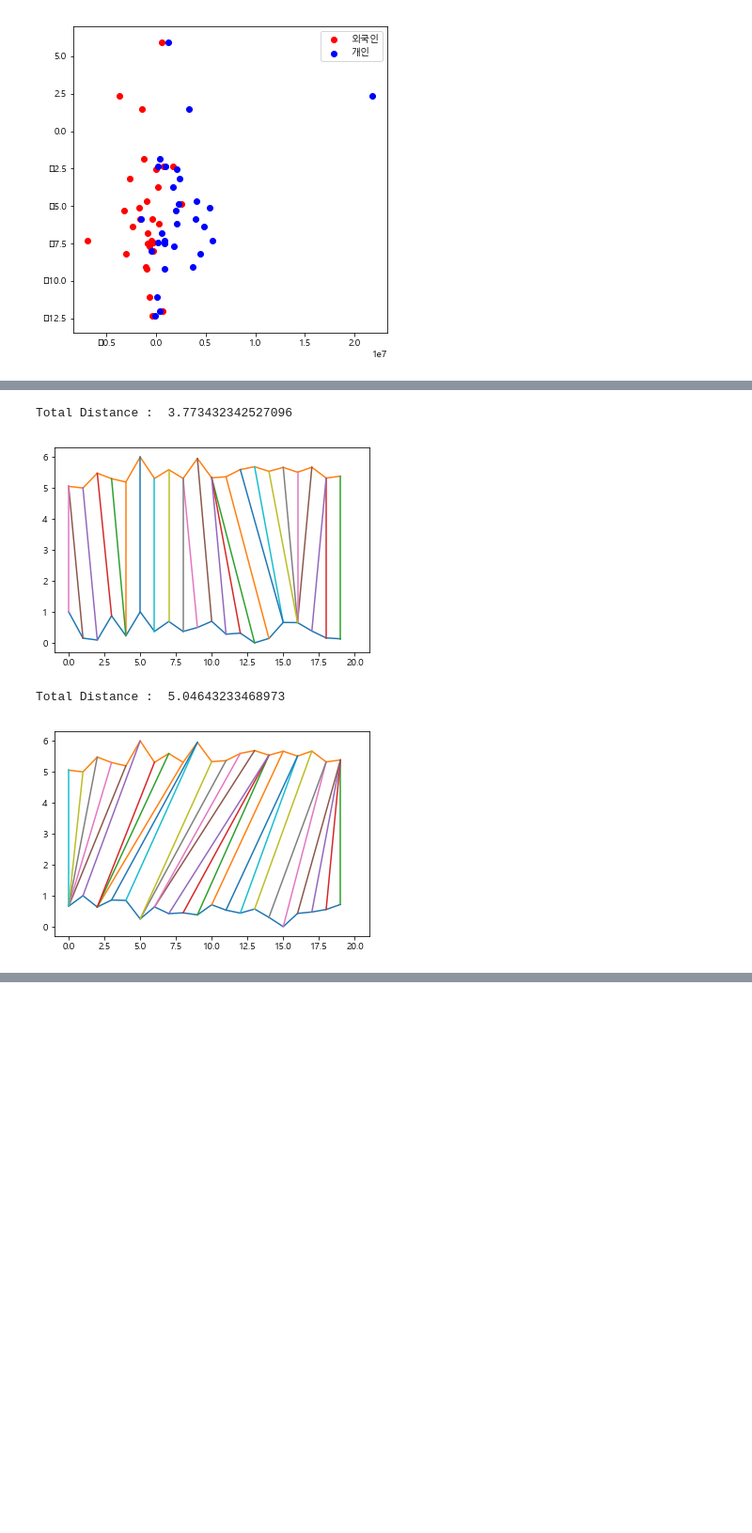
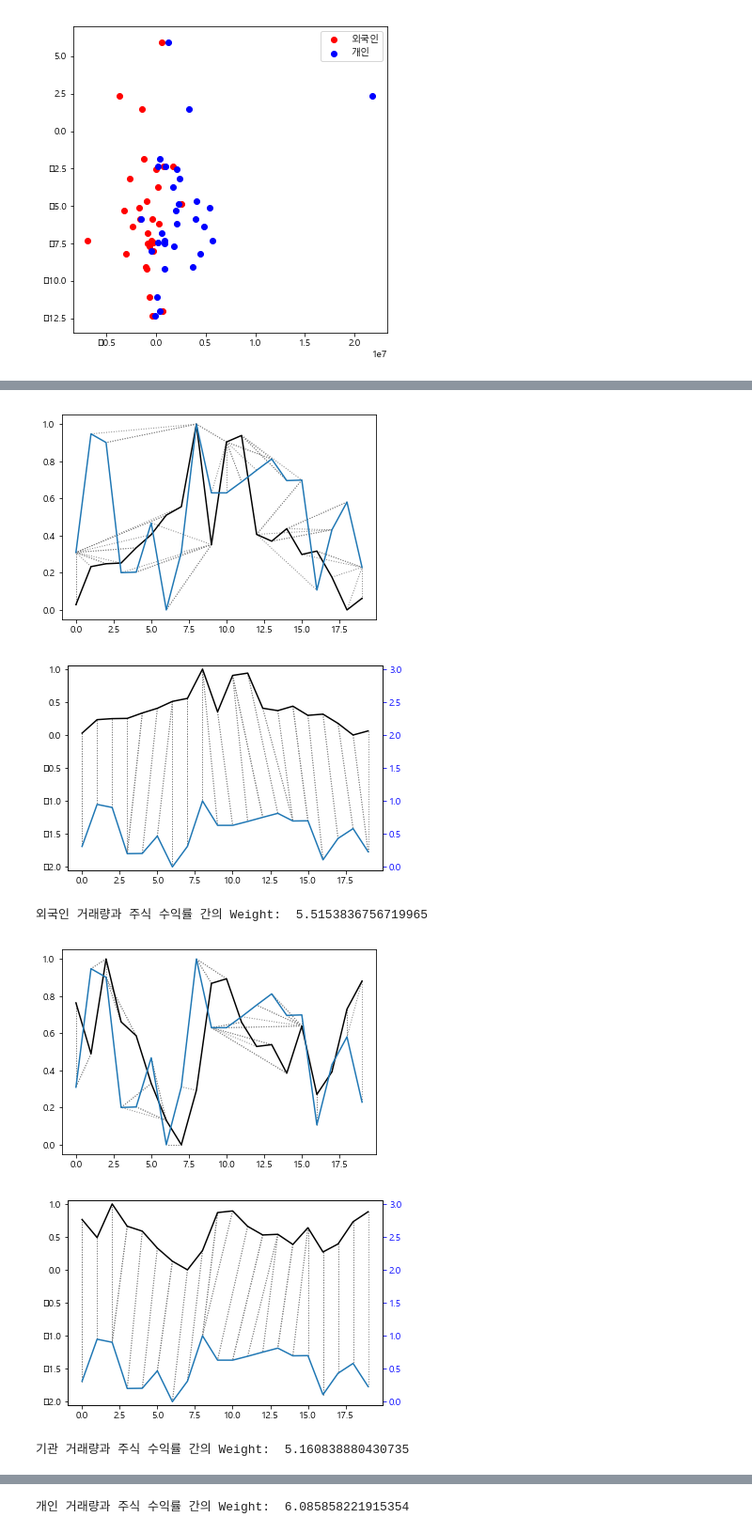
Before and after one commit to JennaEscher/ECO3022-01-Team-Project, a Jupyter notebook: Main.ipynb, the cells around one changed output, grey strips where cells are left out. Shown at 94% size. Saved outputs shown, nothing was run; the diff lists cells and outputs as text; code cells hidden in the pictures; blank space fills up the shorter version.

```diff
--- a/Main.ipynb
+++ b/Main.ipynb
@@ -139,27 +133,20 @@ Total Distance :  3.4070715318044162
-# %%
-cost_org, path_org = Function.DTW(B, D, window = len(B))
-print ('Total Distance : ', cost_org)
-offset = 5
-plt.xlim([-1, max(len(B), len(D)) + 1])
-plt.plot(B)
-plt.plot(D + offset)
-for(x3, x4) in path_org:
-    plt.plot([x3, x4], [B[x3], D[x4] + offset])
-plt.show()
-# %% [output]
-Total Distance :  3.773432342527096
-[figure, removed]
-# %%
-
-cost_org, path_org = Function.DTW(C, D, window = len(C))
-print ('Total Distance : ', cost_org)
-offset = 5
-plt.xlim([-1, max(len(C), len(D)) + 1])
-plt.plot(C)
-plt.plot(D + offset)
-for(x3, x4) in path_org:
-    plt.plot([x3, x4], [C[x3], D[x4] + offset])
-plt.show()
-# %% [output]
-Total Distance :  5.04643233468973
-[figure, removed]
+# %%
+dtw(A, D, keep_internals=True).plot(type="twoway")
+dtw(A, D, keep_internals=True, step_pattern=rabinerJuangStepPattern(6, "c"))\
+    .plot(type="twoway",offset=-2)
+print("외국인 거래량과 주식 수익률 간의 Weight: ", dtw(A, D, keep_internals=True).distance)
+dtw(B, D, keep_internals=True).plot(type="twoway")
+dtw(B, D, keep_internals=True, step_pattern=rabinerJuangStepPattern(6, "c"))\
+    .plot(type="twoway",offset=-2)
+print("기관 거래량과 주식 수익률 간의 Weight: ", dtw(B, D, keep_internals=True).distance)
+dtw(C, D, keep_internals=True).plot(type="twoway")
+dtw(C, D, keep_internals=True, step_pattern=rabinerJuangStepPattern(6, "c"))\
+    .plot(type="twoway",offset=-2)
+print("개인 거래량과 주식 수익률 간의 Weight: ", dtw(C, D, keep_internals=True).distance)
+# %% [output]
+[figure, added]
+[figure, added]
+외국인 거래량과 주식 수익률 간의 Weight:  5.5153836756719965
+[figure, added]
+[figure, added]
+기관 거래량과 주식 수익률 간의 Weight:  5.160838880430735
@@ -165,0 +155 @@ Total Distance :  5.04643233468973
+개인 거래량과 주식 수익률 간의 Weight:  6.085858221915354
```
Also changed, not shown: parts of 5 cells of this notebook, 14 other files.
